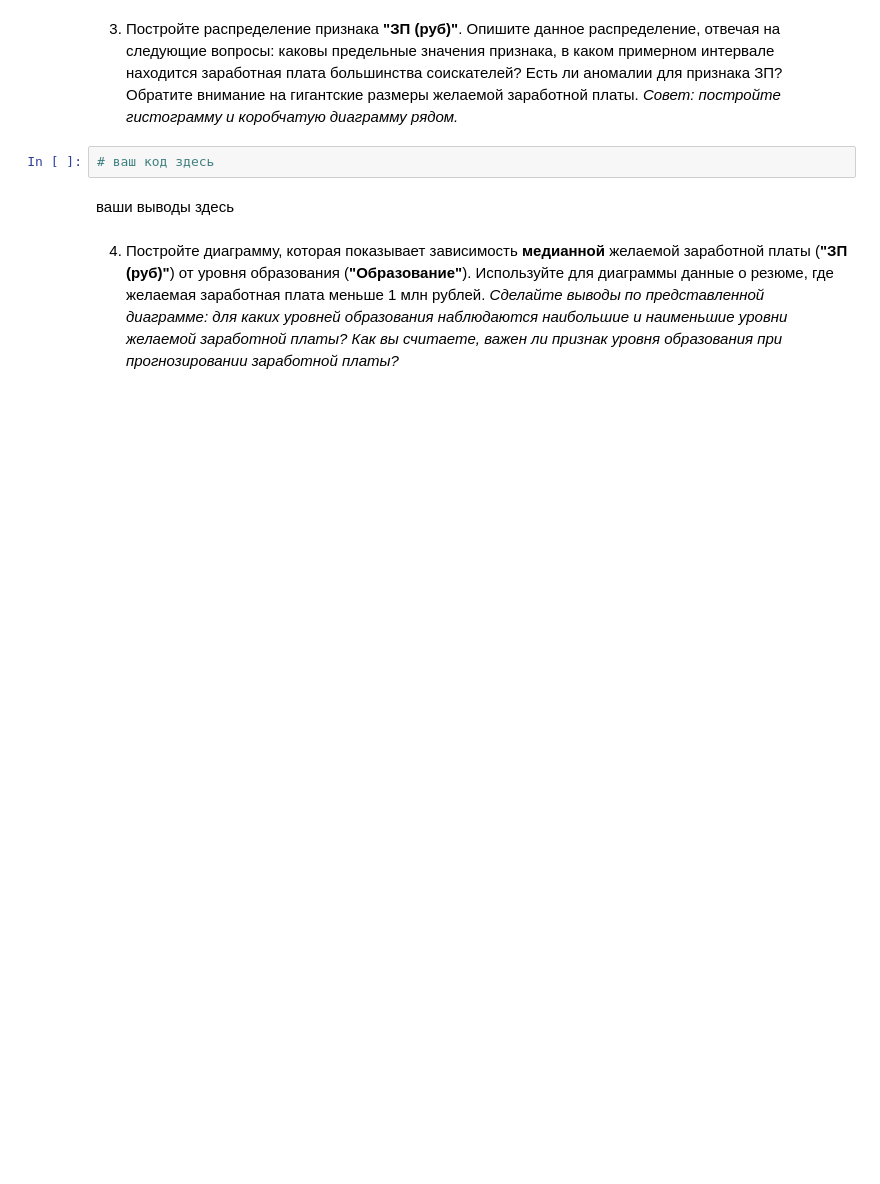
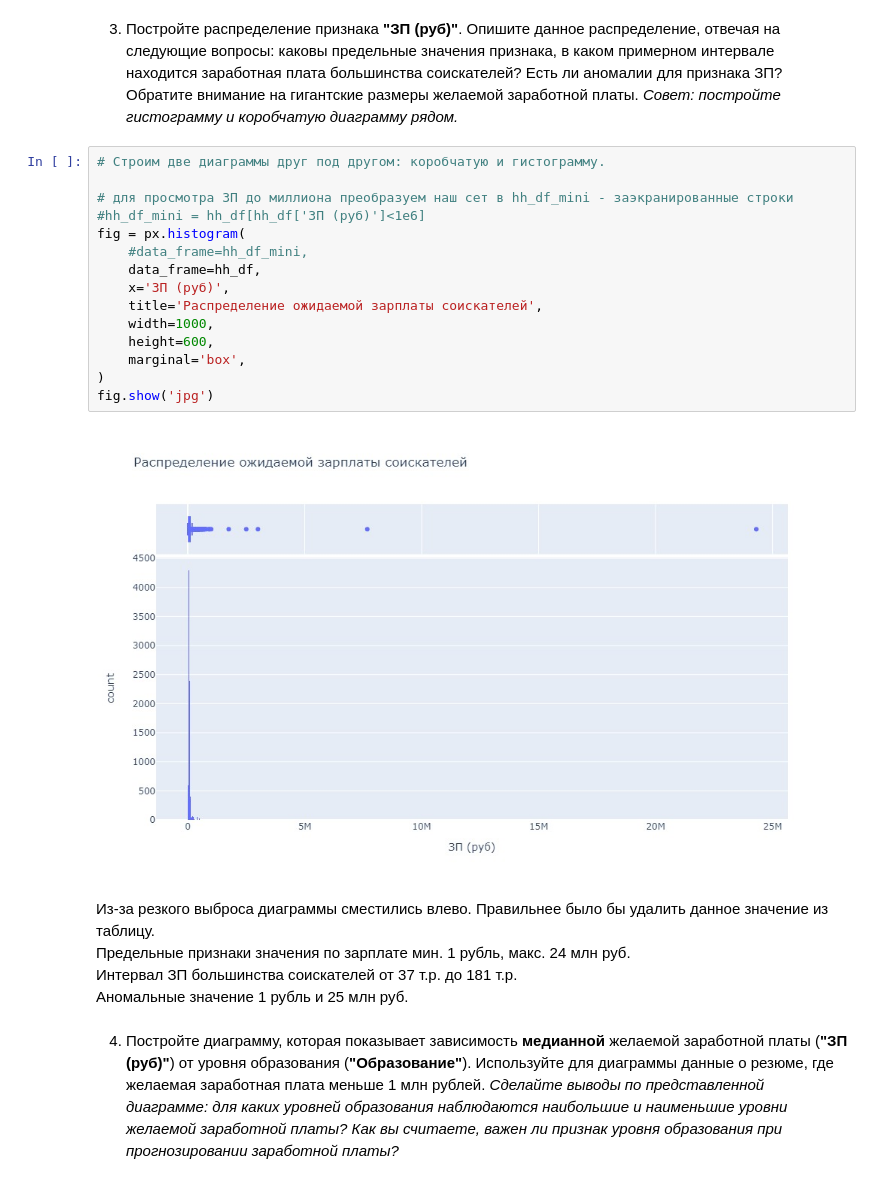
Before and after one commit to DmitriySky47/sf_data_science, a Jupyter notebook: project_1/Project_1_Анализ_вакансий_HH.ipynb, the cells around one changed output. Drawn from its saved outputs; the diff is of its cells as text; blank space fills up the shorter version.

```diff
--- a/project_1/Project_1_Анализ_вакансий_HH.ipynb
+++ b/project_1/Project_1_Анализ_вакансий_HH.ipynb
@@ -582,9 +616,27 @@ memory usage: 4.3+ MB
 3. Постройте распределение признака **"ЗП (руб)"**. Опишите данное распределение, отвечая на следующие вопросы: каковы предельные значения признака, в каком примерном интервале находится заработная плата большинства соискателей? Есть ли аномалии для признака ЗП? Обратите внимание на гигантские размеры желаемой заработной платы.
 *Совет: постройте гистограмму и коробчатую диаграмму рядом.*
 # %%
-# ваш код здесь
+# Строим две диаграммы друг под другом: коробчатую и гистограмму.
+
+# для просмотра ЗП до миллиона преобразуем наш сет в hh_df_mini - заэкранированные строки
+#hh_df_mini = hh_df[hh_df['ЗП (руб)']<1e6]
+fig = px.histogram(
+    #data_frame=hh_df_mini,
+    data_frame=hh_df,
+    x='ЗП (руб)',
+    title='Распределение ожидаемой зарплаты соискателей',
+    width=1000,
+    height=600,
+    marginal='box',
+)
+fig.show('jpg')
+# %% [output]
+[figure, added]
 # %% [markdown]
-ваши выводы здесь
+Из-за резкого выброса диаграммы сместились влево. Правильнее было бы удалить данное значение из таблицу.
+<br>Предельные признаки значения по зарплате мин. 1 рубль, макс. 24 млн руб.
+<br>Интервал ЗП большинства соискателей от 37 т.р. до 181 т.р.
+<br>Аномальные  значение 1 рубль и 25 млн руб.
 # %% [markdown]
 4. Постройте диаграмму, которая показывает зависимость **медианной** желаемой заработной платы (**"ЗП (руб)"**) от уровня образования (**"Образование"**). Используйте для диаграммы данные о резюме, где желаемая заработная плата меньше 1 млн рублей.
 *Сделайте выводы по представленной диаграмме: для каких уровней образования наблюдаются наибольшие и наименьшие уровни желаемой заработной платы? Как вы считаете, важен ли признак уровня образования при прогнозировании заработной платы?*
```
Also changed, not shown: parts of 15 cells of this notebook.
